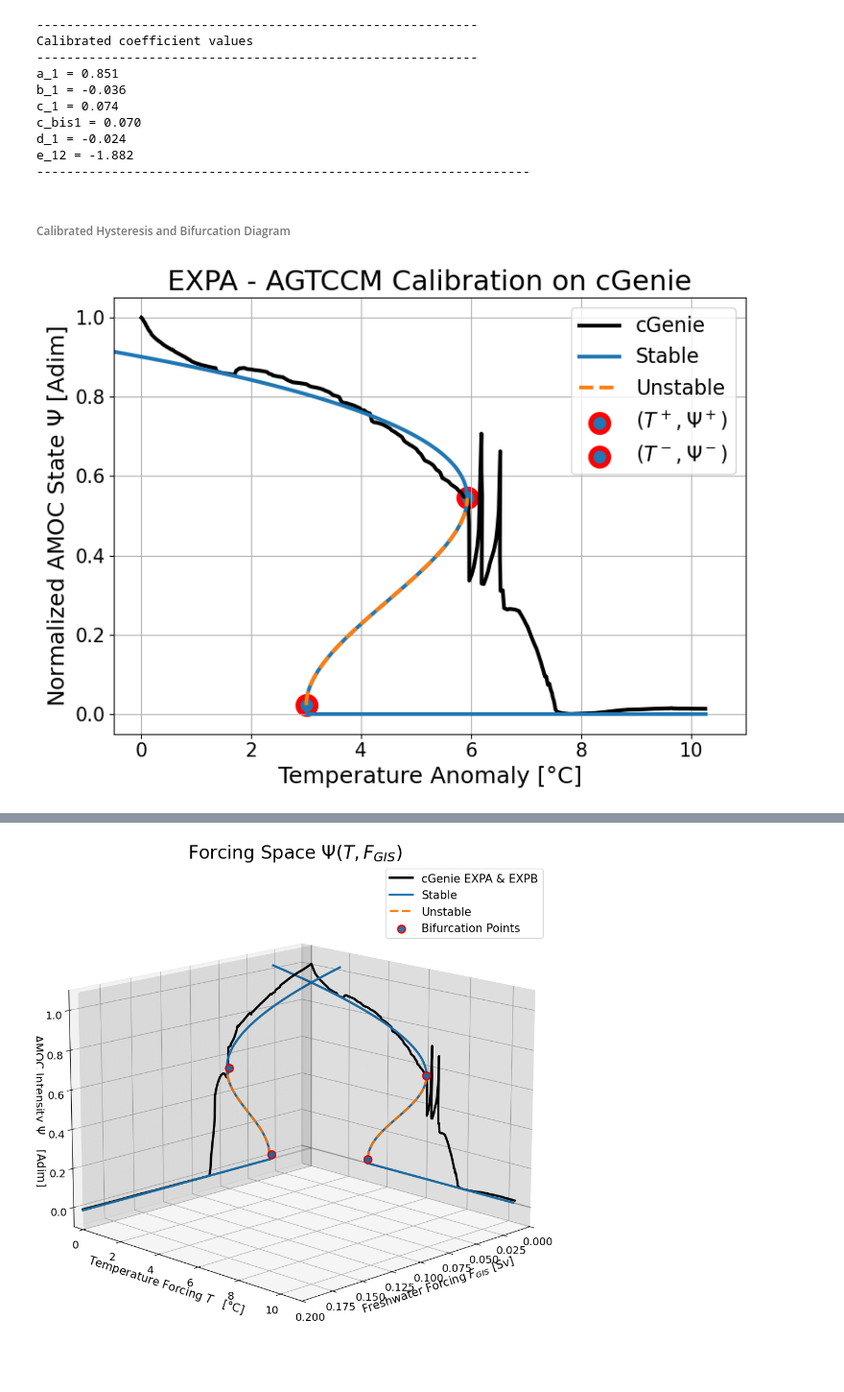
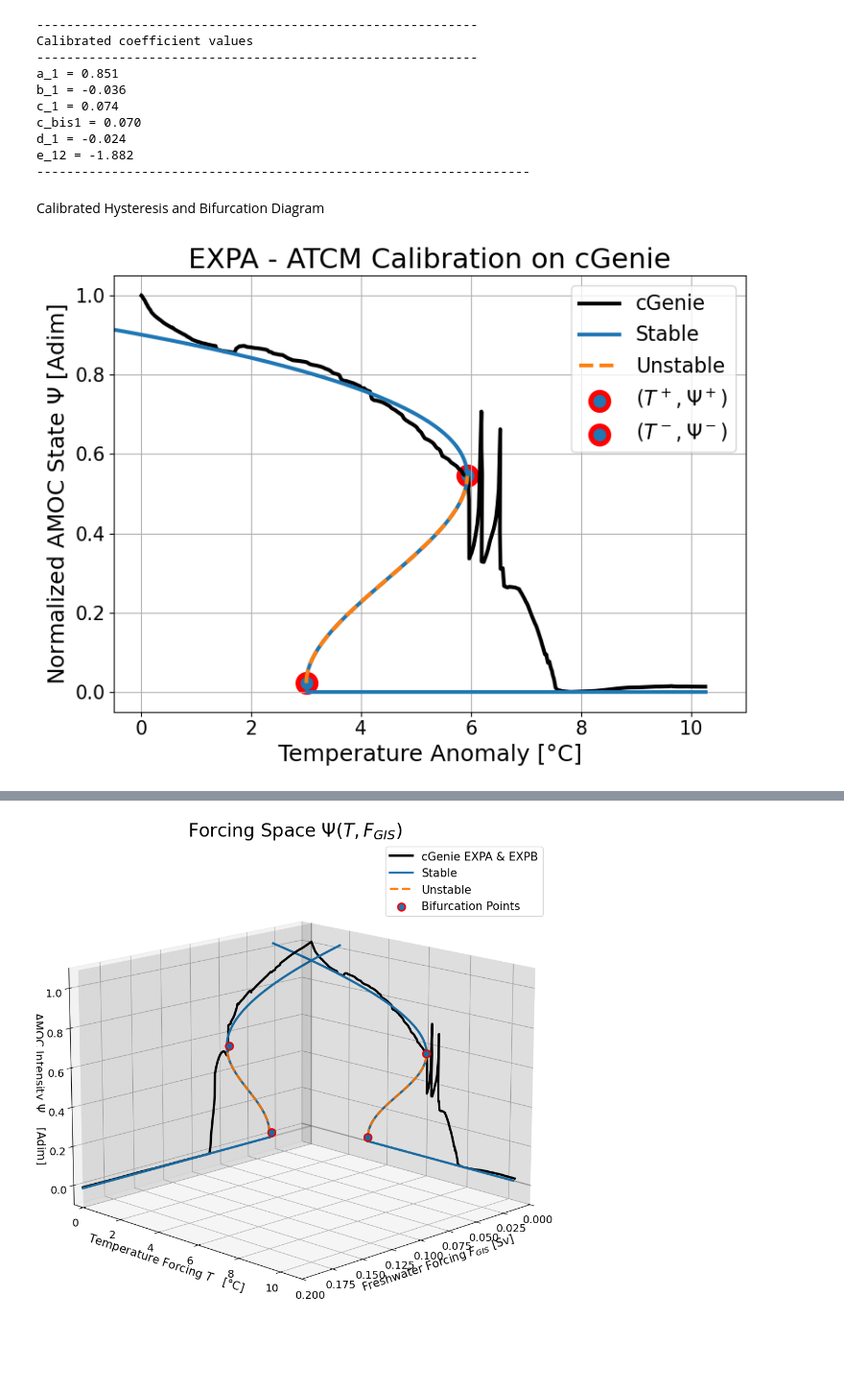
Before and after one commit to VUB-HYDR/2025_Laridon_etal_ORE, a Jupyter notebook: ATCM.ipynb, the cells around one changed output, grey strips where cells are left out. Shown at 96% size. Cells and saved outputs as stored; diff of their text form; code cells hidden in the pictures.

```diff
--- a/ATCM.ipynb
+++ b/ATCM.ipynb
@@ -1081,7 +1082,7 @@ d_1 = -0.024
 e_12 = -1.882
 ------------------------------------------------------------------
 # %% [markdown]
-###### Calibrated Hysteresis and Bifurcation Diagram
+Calibrated Hysteresis and Bifurcation Diagram
 # %%
 ### Definition of the different branches of stability ###
 
@@ -1105,28 +1106,28 @@ F_GIS_calib_module = (psi_range**3-a_AMOC*psi_range**2-b_AMOC*psi_range-c_AMOC-d
 # %%
 ## Plot bifurcation diagram experiment A ##
 plt.figure(figsize=(8,6))
 
 plt.plot(global_sat_anomaly_cGenie, norm_atl_max_overt_ExpA, color="black",label='cGenie',lw=3)
 plt.plot(T_calib_module,psi_range,color='tab:blue',label='Stable',lw=3)
 plt.plot(T_unstable,unstable_psi,color='tab:orange',linestyle='dashed',label='Unstable',lw=3)
 plt.hlines(y=0, xmin=3, xmax=10.3, color='tab:blue', linewidth=3)
 
 plt.scatter(Tp, Psip, marker='o', color="#1f77b4",linewidths=4,s=200,edgecolors="red", label=r"$(T^+, \Psi^+)$")
 plt.scatter(Tm, Psim, marker='o', color="#1f77b4",linewidths=4,s=200,edgecolors="red", label=r"$(T^-, \Psi^-)$")
 
 
-plt.title("EXPA - AGTCCM Calibration on cGenie",fontsize=22)
+plt.title("EXPA - ATCM Calibration on cGenie",fontsize=22)
 plt.xlabel("Temperature Anomaly [°C]",fontsize=18)
 plt.xlim(-0.5,11)
 plt.ylabel("Normalized AMOC State "+r"$\Psi$ "+"[Adim]",fontsize=18)
 plt.tick_params(axis='both',labelsize=15)
 plt.grid()
 plt.legend(fontsize=16)
 plt.tight_layout()
 plt.savefig(figures_path+'EXPA_emu_bif_diag_bp',dpi=400)
 plt.show()
 # %% [output]
-[figure, old version]
+[figure, new version]
 # %%
 ### Plot ###
 plt.figure(figsize=(8,6))
```
Also changed, not shown: parts of 50 cells of this notebook, 1 other file.
